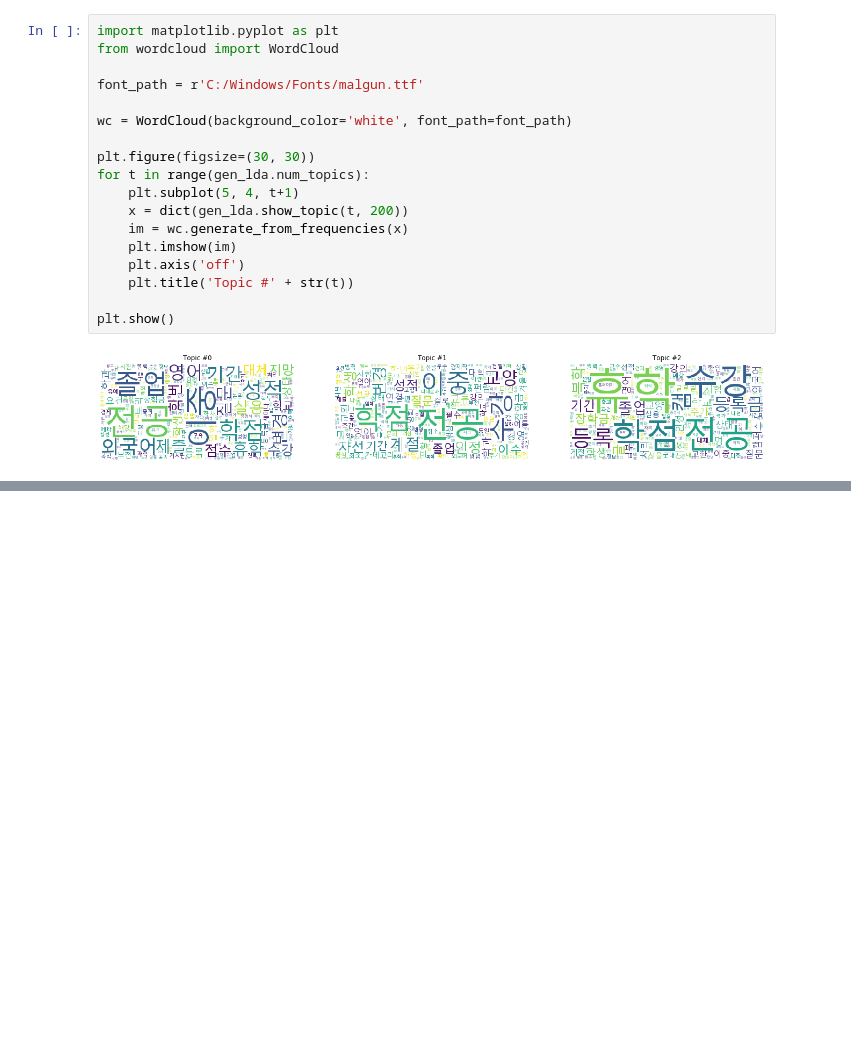
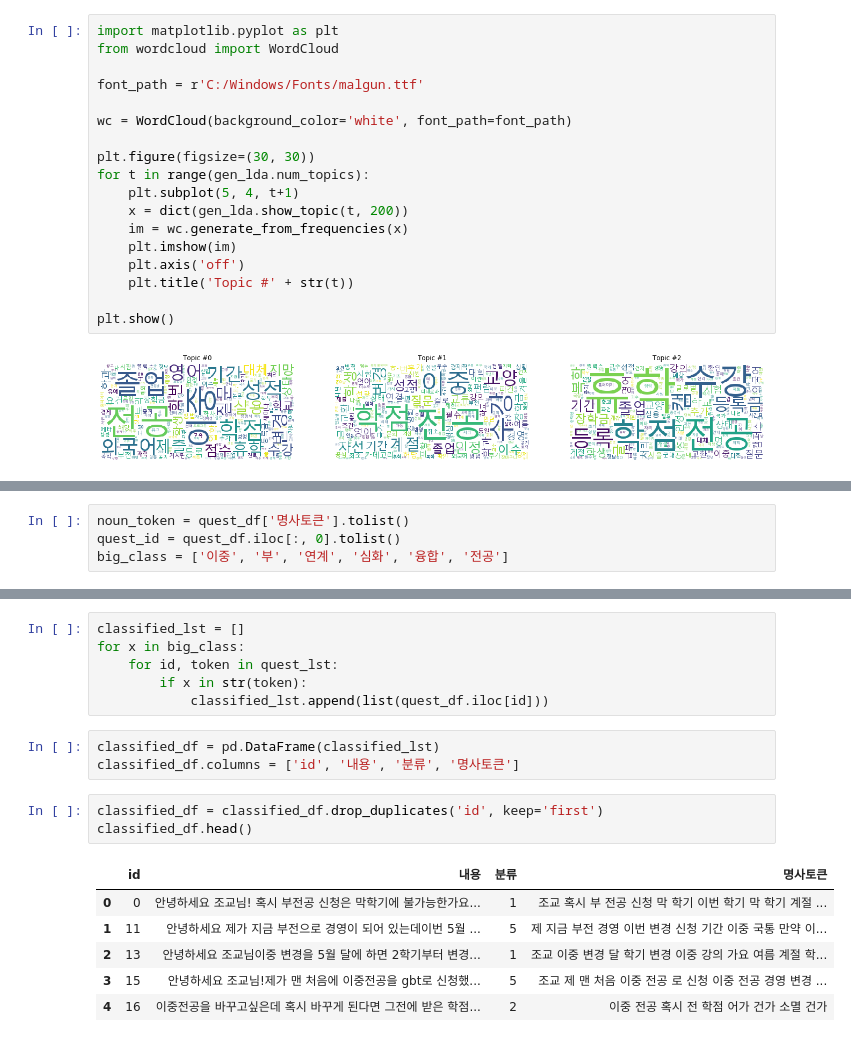
Before and after one commit to GoDK36/GOD_HOW_Ls, a Jupyter notebook: Chatbot/eta_preprocess.ipynb, the cells around one changed output, grey strips where cells are left out. Drawn from its saved outputs; the diff is of its cells as text; blank space fills up the shorter version.

```diff
--- a/Chatbot/eta_preprocess.ipynb
+++ b/Chatbot/eta_preprocess.ipynb
@@ -175,0 +197,4 @@ plt.show()
+# %%
+noun_token = quest_df['명사토큰'].tolist()
+quest_id = quest_df.iloc[:, 0].tolist()
+big_class = ['이중', '부', '연계', '심화', '융합', '전공']
@@ -175,0 +217,19 @@ plt.show()
+# %%
+classified_lst = []
+for x in big_class:
+    for id, token in quest_lst:
+        if x in str(token):
+            classified_lst.append(list(quest_df.iloc[id]))
+# %%
+classified_df = pd.DataFrame(classified_lst)
+classified_df.columns = ['id', '내용', '분류', '명사토큰']
+# %%
+classified_df = classified_df.drop_duplicates('id', keep='first')
+classified_df.head()
+# %% [output]
+|  | id | 내용 | 분류 | 명사토큰 |
+| 0 | 0 | 안녕하세요 조교님! 혹시 부전공 신청은 막학기에 불가능한가요... | 1 | 조교 혹시 부 전공 신청 막 학기 이번 학기 막 학기 계절 ... |
+| 1 | 11 | 안녕하세요 제가 지금 부전으로 경영이 되어 있는데이번 5월 ... | 5 | 제 지금 부전 경영 이번 변경 신청 기간 이중 국통 만약 이... |
+| 2 | 13 | 안녕하세요 조교님이중 변경을 5월 달에 하면 2학기부터 변경... | 1 | 조교 이중 변경 달 학기 변경 이중 강의 가요 여름 계절 학... |
+| 3 | 15 | 안녕하세요 조교님!제가 맨 처음에 이중전공을 gbt로 신청했... | 5 | 조교 제 맨 처음 이중 전공 로 신청 이중 전공 경영 변경 ... |
+| 4 | 16 | 이중전공을 바꾸고싶은데 혹시 바꾸게 된다면 그전에 받은 학점... | 2 | 이중 전공 혹시 전 학점 어가 건가 소멸 건가 |
```
Also changed, not shown: parts of 5 cells of this notebook.
